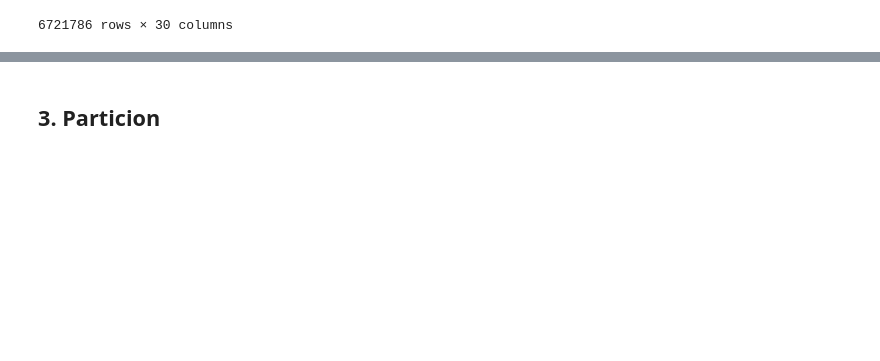
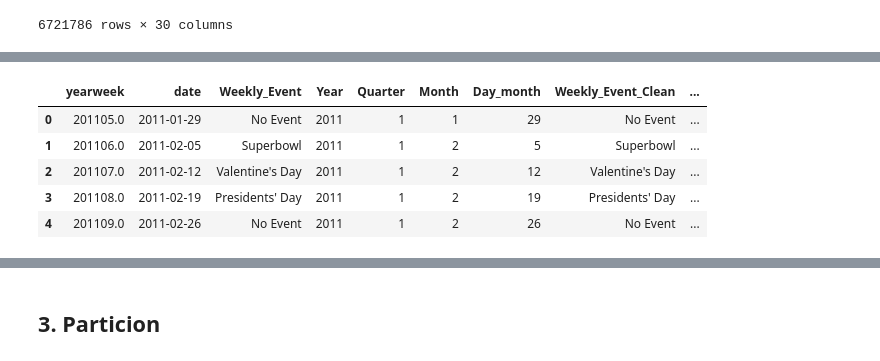
Before and after one commit to asansal/DS_market_Capstone, a Jupyter notebook: tarea_3_DSMarket_time_series.ipynb, the cells around one changed output, grey strips where cells are left out. Saved outputs shown, nothing was run; the diff lists cells and outputs as text; code cells hidden in the pictures; blank space fills up the shorter version.

```diff
--- a/tarea_3_DSMarket_time_series.ipynb
+++ b/tarea_3_DSMarket_time_series.ipynb
@@ -398,0 +449,11 @@ df_weekly.merge(final_weather_df, on=['yearweek', 'region'], how='left')
+# %%
+df_calendar = df_calendar.sort_values('yearweek').reset_index(drop=True)
+
+df_calendar['valentines_heat'] = crear_variable_anticipacion(df_calendar, 'Weekly_Event_Clean', "Valentine's Day", max_weeks=4)
+df_calendar['xmas_heat'] = crear_variable_anticipacion(df_calendar, 'Weekly_Event_Clean', "Christmas", max_weeks=8)
+df_calendar['superbowl_heat'] = crear_variable_anticipacion(df_calendar, 'Weekly_Event_Clean', "Superbowl", max_weeks=3)
+df_calendar['thanksgiving_heat'] = crear_variable_anticipacion(df_calendar, 'Weekly_Event_Clean', "Thanksgiving", max_weeks=3)
+df_calendar['july4_heat'] = crear_variable_anticipacion(df_calendar, 'Weekly_Event_Clean', "Independence Day", max_weeks=3)
+
+# Verificación visual
+print(df_calendar[['yearweek', 'Weekly_Event_Clean', 'valentines_heat', 'xmas_heat', 'superbowl_heat', 'thanksgiving_heat', 'july4_heat']].head(20))
@@ -398,0 +478,25 @@ df_weekly.merge(final_weather_df, on=['yearweek', 'region'], how='left')
+# %%
+shopping_keys = ["Black Friday", "Cyber Monday", "Christmas", "Valentine's Day"]
+closed_keys = ["New Year's Day", "Thanksgiving", "Christmas", "Independence Day"]
+# %%
+def classify_event(event_string, keys):
+    """Returns 1 if any key is found in the event string description."""
+    if event_string == "No Event":
+        return 0
+    # Check if any key substring is present in the weekly event string
+    for key in keys:
+        if key in event_string:
+            return 1
+    return 0
+# %%
+df_calendar['is_shopping_event'] = df_calendar['Weekly_Event_Clean'].apply(lambda x: classify_event(x, shopping_keys))
+df_calendar['is_holiday_closed'] = df_calendar['Weekly_Event_Clean'].apply(lambda x: classify_event(x, closed_keys))
+# %%
+df_calendar.head()
+# %% [output]
+|  | yearweek | date | Weekly_Event | Year | Quarter | Month | Day_month | Weekly_Event_Clean | ... |
+| 0 | 201105.0 | 2011-01-29 | No Event | 2011 | 1 | 1 | 29 | No Event | ... |
+| 1 | 201106.0 | 2011-02-05 | Superbowl | 2011 | 1 | 2 | 5 | Superbowl | ... |
+| 2 | 201107.0 | 2011-02-12 | Valentine's Day | 2011 | 1 | 2 | 12 | Valentine's Day | ... |
+| 3 | 201108.0 | 2011-02-19 | Presidents' Day | 2011 | 1 | 2 | 19 | Presidents' Day | ... |
+| 4 | 201109.0 | 2011-02-26 | No Event | 2011 | 1 | 2 | 26 | No Event | ... |
```
Also changed, not shown: parts of 10 cells of this notebook.
